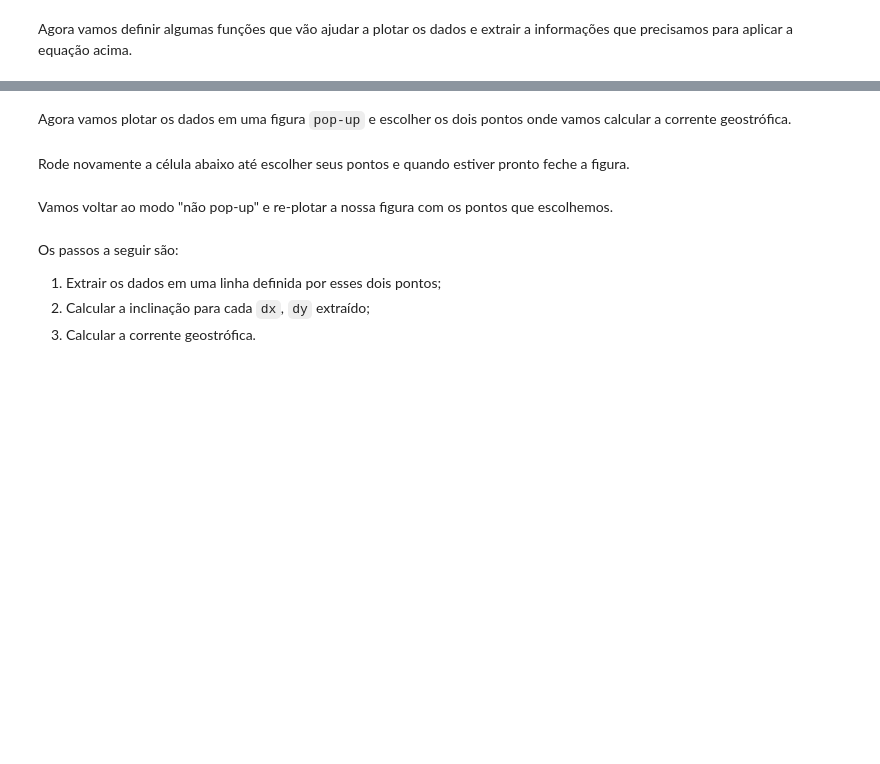
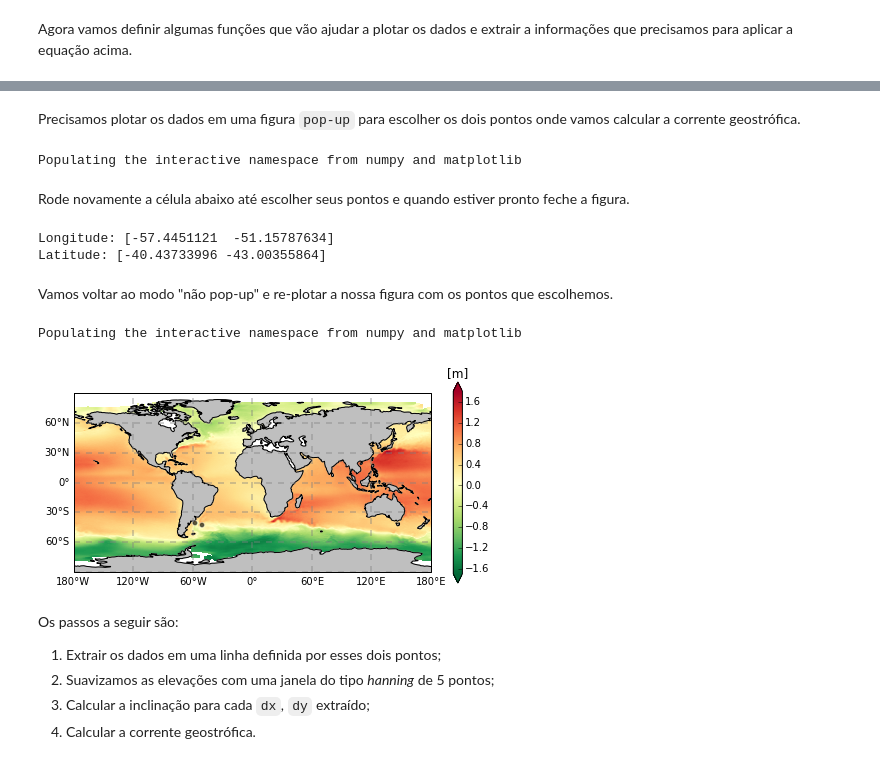
Before and after one commit to ocefpaf/descriptive_oceanography, a Jupyter notebook: lecture-06/geostrophy/mean_dynamic_topography.ipynb, the cells around one changed output, grey strips where cells are left out. Drawn from its saved outputs; the diff is of its cells as text; code cells hidden in the pictures; blank space fills up the shorter version.

```diff
--- a/lecture-06/geostrophy/mean_dynamic_topography.ipynb
+++ b/lecture-06/geostrophy/mean_dynamic_topography.ipynb
@@ -15,0 +34,3 @@ from oceans.ff_tools import get_profile, wrap_lon360
+# %%
+from brewer2mpl import brewer2mpl
+cmap = brewer2mpl.get_map('RdYlGn', 'diverging', 11, reverse=True).mpl_colormap
@@ -109,0 +139,4 @@ cubes.keys()
+# %%
+cube = iris.load_cube('mdt_cnes_cls2009_global_v1.1.nc',
+                      iris.Constraint('Mean Dynamic Topography'))
+print(cube)
@@ -110,33 +154,40 @@ cubes.keys()
 # %%
-# Data clean-up.
-data = cubes['Mean Dynamic Topography'].data.filled(fill_value=np.NaN).copy()
+data = cube.data.filled(fill_value=np.NaN).copy()
 data[data == 9999.0] = np.NaN
 data = np.ma.masked_invalid(data)
-cubes['Mean Dynamic Topography'].data = data
-
-print(cubes['Mean Dynamic Topography'])
+cube.data = data
 # %% [markdown]
-Agora vamos plotar os dados em uma figura `pop-up` e escolher os dois pontos onde vamos calcular a corrente geostrófica.
+Precisamos plotar os dados em uma figura `pop-up` para escolher os dois pontos onde vamos calcular a corrente geostrófica.
 # %%
-%pylab tk
-fig, ax = plot_mdt(cubes['Mean Dynamic Topography'], projection=ccrs.PlateCarree(), figsize=(12, 10))
-ax.set_title('Escolha dois pontos.')
+%pylab --no-import-all tk
+fig, ax = plot_mdt(cube, projection=ccrs.PlateCarree(), figsize=(12, 10))
+_ = ax.set_title('Escolha dois pontos.')
+# %% [output]
+Populating the interactive namespace from numpy and matplotlib
 # %% [markdown]
 Rode novamente a célula abaixo até escolher seus pontos e quando estiver pronto feche a figura.
 # %%
 lon, lat = get_position(fig, ax)
+print('Longitude: %s\nLatitude: %s' % (lon, lat))
+# %% [output]
+Longitude: [-57.4451121  -51.15787634]
+Latitude: [-40.43733996 -43.00355864]
 # %% [markdown]
 Vamos voltar ao modo "não pop-up" e re-plotar a nossa figura com os pontos que escolhemos.
 # %%
-%pylab inline
-fig, ax = plot_mdt(cubes['Mean Dynamic Topography'], projection=ccrs.PlateCarree(), figsize=(8, 6))
+%pylab --no-import-all inline
+fig, ax = plot_mdt(cube, projection=ccrs.PlateCarree(), figsize=(8, 6))
 kw = dict(marker='o', markerfacecolor='k', markeredgecolor='w',
           linestyle='none', alpha=0.65, markersize=5)
-ax.plot(lon, lat, transform=ccrs.Geodetic(), **kw)
+_ = ax.plot(lon, lat, transform=ccrs.PlateCarree(), **kw)
+# %% [output]
+Populating the interactive namespace from numpy and matplotlib
+[figure, added]
 # %% [markdown]
 Os passos a seguir são:
 
 1. Extrair os dados em uma linha definida por esses dois pontos;
-2. Calcular a inclinação para cada `dx`, `dy` extraído;
-3. Calcular a corrente geostrófica.
+2. Suavizamos as elevações com uma janela do tipo *hanning* de 5 pontos;
+3. Calcular a inclinação para cada `dx`, `dy` extraído;
+4. Calcular a corrente geostrófica.
 # %%
```
Also changed, not shown: parts of 39 cells of this notebook.
